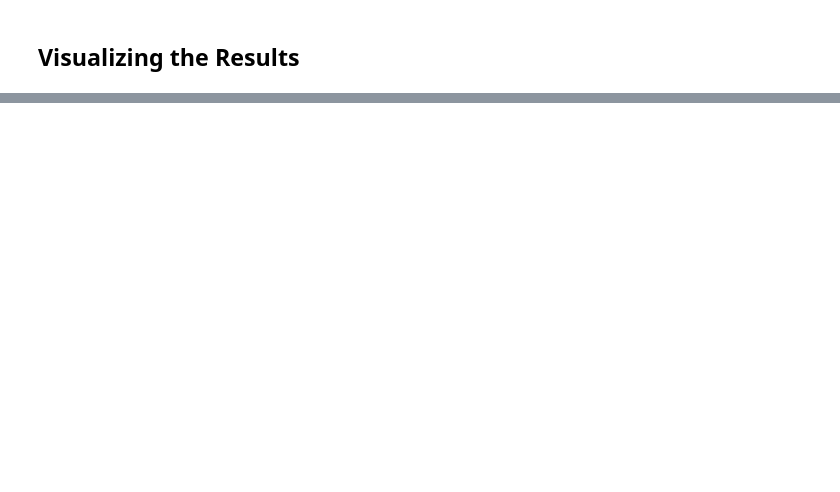
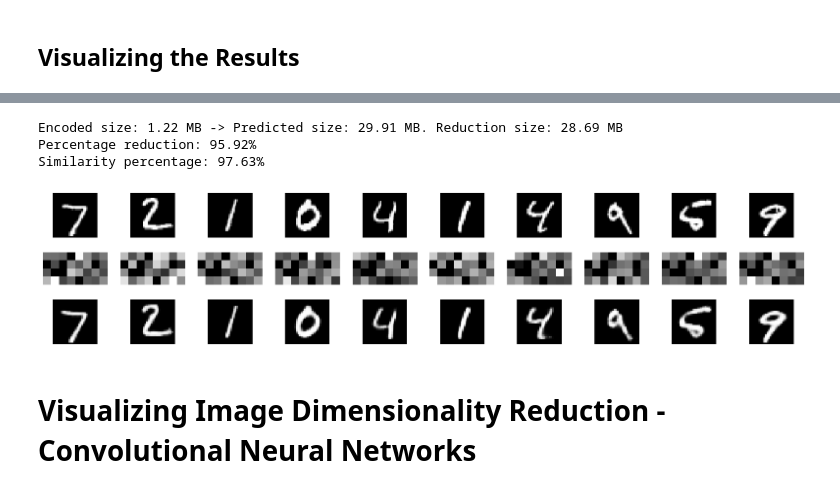
Before and after one commit to KauaHenSilva/python_image_dimensionality_reduction, a Jupyter notebook: main.ipynb, the cells around one changed output, grey strips where cells are left out. Cells and saved outputs as stored; diff of their text form; code cells hidden in the pictures; blank space fills up the shorter version.

```diff
--- a/main.ipynb
+++ b/main.ipynb
@@ -320,0 +371,4 @@ Accuracy difference: 0.04
+# %%
+units_count = int((x_train_flatten.shape[1] + y_train.shape[1]) / 2)
+QTD_NEURO_ENCODER = 32
+QTD_NEURO_ENCODER, units_count
@@ -320,0 +389,12 @@ Accuracy difference: 0.04
+# %%
+input_flatten_deep = Input(shape=(x_train_flatten.shape[1],))
+camada_1_deep = autoencoder_flattening_deep.layers[0](input_flatten_deep)
+camada_2_deep = autoencoder_flattening_deep.layers[1](camada_1_deep)
+camada_3_deep = autoencoder_flattening_deep.layers[2](camada_2_deep)
+encoder_flatting_deep = Model(input_flatten_deep, autoencoder_flattening_deep.layers[3](camada_3_deep))
+# %%
+input_encoded_deep = Input(shape=(QTD_NEURO_ENCODER,))
+camada_4_deep = autoencoder_flattening_deep.layers[4](input_encoded_deep)
+camada_5_deep = autoencoder_flattening_deep.layers[5](camada_4_deep)
+camada_6_deep = autoencoder_flattening_deep.layers[6](camada_5_deep)
+decoder_flatting_deep = Model(input_encoded_deep, autoencoder_flattening_deep.layers[-1](camada_6_deep))
@@ -320,0 +412,3 @@ Accuracy difference: 0.04
+# %%
+imgs_encoded_x_test_flatting_deep = encoder_flatting_deep.predict(x_test_flatten)
+imgs_decoded_x_test_flatting_deep = decoder_flatting_deep.predict(imgs_encoded_x_test_flatting_deep)
@@ -320,0 +418,42 @@ Accuracy difference: 0.04
+# %%
+size_encoded = imgs_encoded_x_test_flatting_deep.__sizeof__()
+size_pred = imgs_decoded_x_test_flatting_deep.__sizeof__()
+
+size_encoded_mb = size_encoded / 1024 / 1024
+size_pred_mb = size_pred / 1024 / 1024
+
+reduction_size = abs(size_encoded_mb - size_pred_mb)
+percentage_reduction = (1 - (size_encoded_mb / size_pred_mb)) * 100
+similarity_percentage = (1 - np.mean(np.abs(x_test_flatten - imgs_decoded_x_test_flatting_deep))) * 100
+
+print(f"Encoded size: {size_encoded_mb:.2f} MB -> Predicted size: {size_pred_mb:.2f} MB. Reduction size: {reduction_size:.2f} MB")
+print(f"Percentage reduction: {percentage_reduction:.2f}%")
+print(f"Similarity percentage: {similarity_percentage:.2f}%")
+
+
+QTD_IMGS = 10
+plt.figure(figsize=(20, 4))
+for i in range(QTD_IMGS):
+  # Original images
+  plt.subplot(3, QTD_IMGS, i + 1)
+  plt.imshow(x_test[i], cmap='gray')
+  plt.axis('off')
+
+  # Encoded images
+  plt.subplot(3, QTD_IMGS, i + QTD_IMGS + 1)
+  plt.imshow(imgs_encoded_x_test_flatting_deep[i].reshape(4, 8), cmap='gray')
+  plt.axis('off')
+
+  # Reconstructed images
+  plt.subplot(3, QTD_IMGS, i + 2 * QTD_IMGS + 1)
+  plt.imshow(imgs_decoded_x_test_flatting_deep[i].reshape(28, 28), cmap='gray')
+  plt.axis('off')
+
+plt.show()
+# %% [output]
+Encoded size: 1.22 MB -> Predicted size: 29.91 MB. Reduction size: 28.69 MB
+Percentage reduction: 95.92%
+Similarity percentage: 97.63%
+[figure, added]
+# %% [markdown]
+# Visualizing Image Dimensionality Reduction - Convolutional Neural Networks
```
Also changed, not shown: parts of 26 cells of this notebook.
